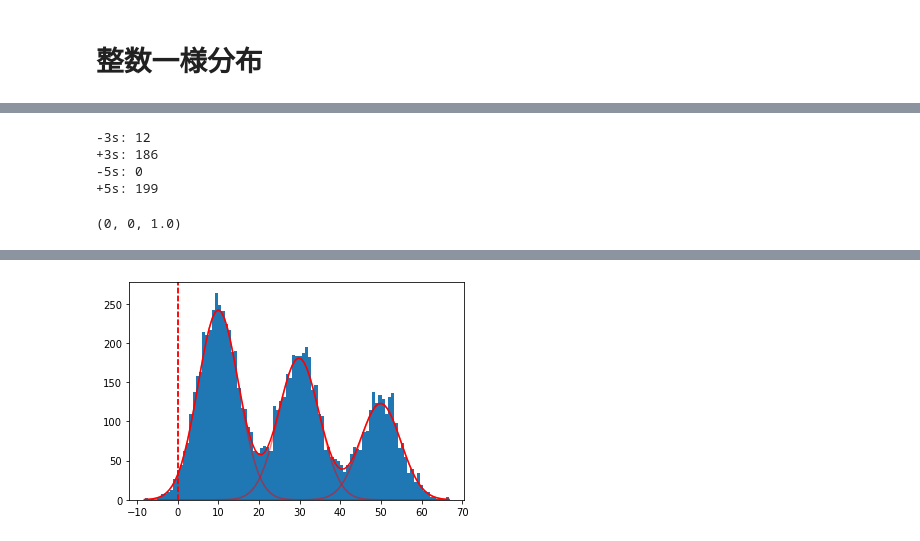
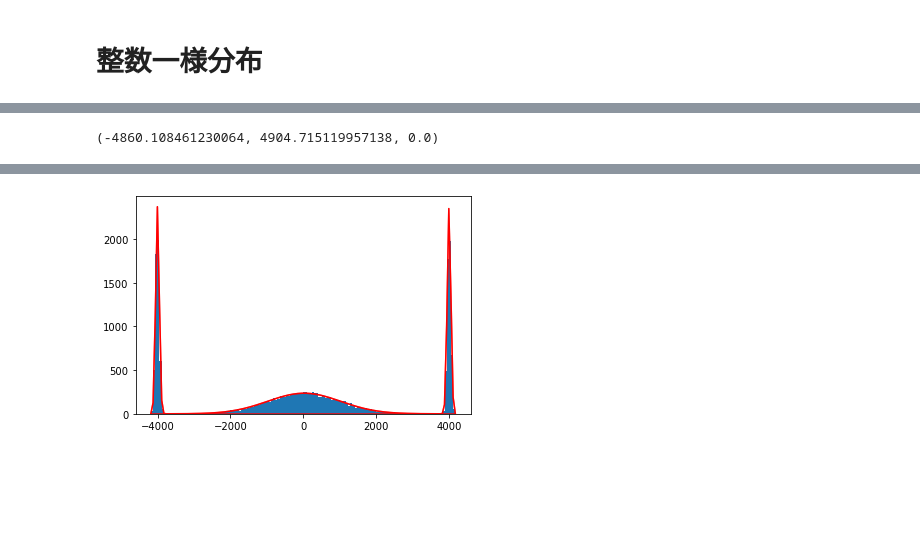
Before and after one commit to notfolder/R-datagen, a Jupyter notebook: pytho-gmm.ipynb, the cells around one changed output, grey strips where cells are left out. Drawn from its saved outputs; the diff is of its cells as text; code cells hidden in the pictures; blank space fills up the shorter version.

```diff
--- a/pytho-gmm.ipynb
+++ b/pytho-gmm.ipynb
@@ -471,13 +491,9 @@ outlyer.plot()
 # %%
-y = np.random.normal(loc=10, scale=5, size=4000)
-y = np.append(y, np.random.normal(loc=30, scale=5, size=3000))
-y = np.append(y, np.random.normal(loc=50, scale=5, size=2000))
+y = np.random.normal(loc=0, scale=1000, size=10000)
+y = np.append(y, np.random.normal(loc=-4000, scale=50, size=5000))
+y = np.append(y, np.random.normal(loc=4000, scale=50, size=5000))
 outlyer = OutlyerModel()
 display(outlyer.fit_transform(y))
 outlyer.plot()
 # %% [output]
--3s: 12
-+3s: 186
--5s: 0
-+5s: 199
+(-4860.108461230064, 4904.715119957138, 0.0)
-(0, 0, 1.0)
@@ -486 +502 @@ outlyer.plot()
-[figure, old version]
+[figure, new version]
```
Also changed, not shown: parts of 12 cells of this notebook.
